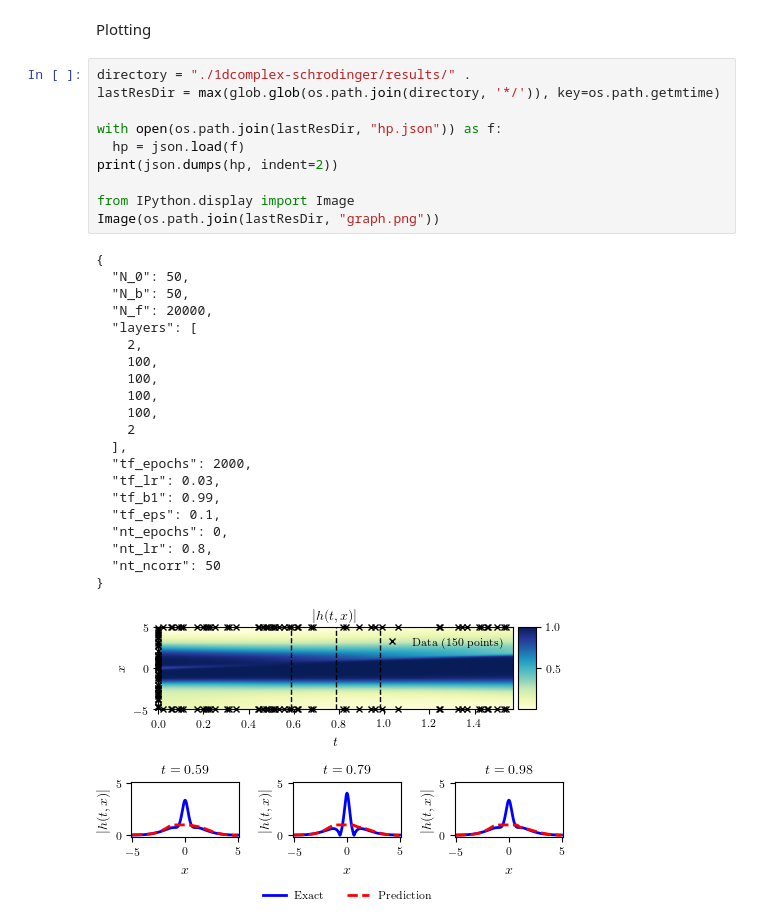
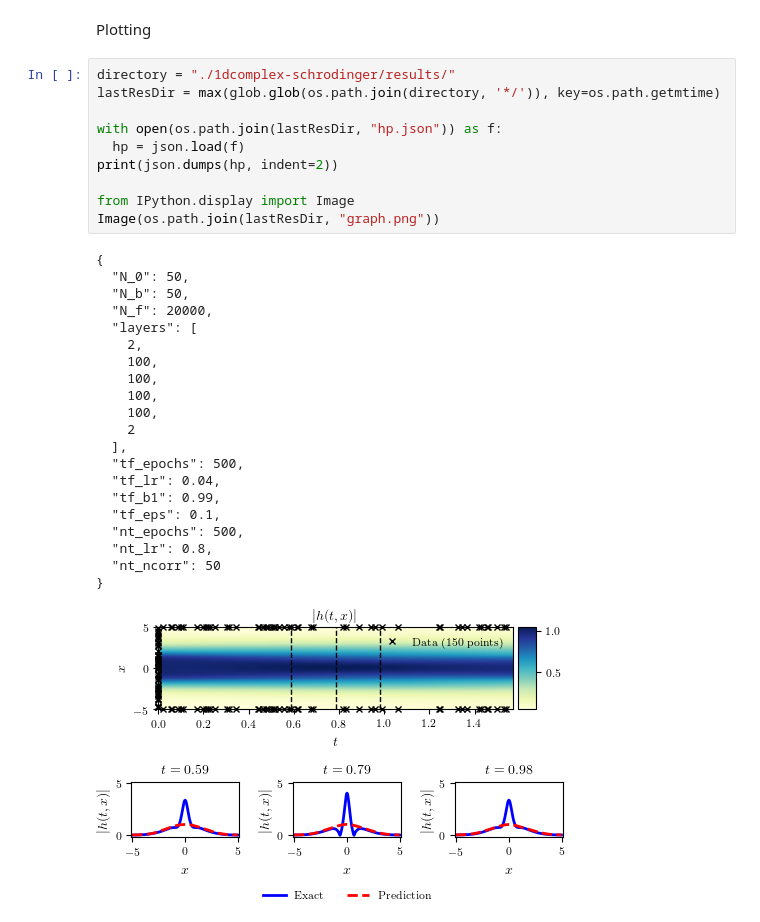
Before and after one commit to pierremtb/PINNs-TF2.0, a Jupyter notebook: 1dcomplex-schrodinger/inf_cont_schrodinger_runner.ipynb, the cells around one changed output. Cells and saved outputs as stored; diff of their text form.

Commit message:
WIP inf_cont_schrodinger

```diff
--- a/1dcomplex-schrodinger/inf_cont_schrodinger_runner.ipynb
+++ b/1dcomplex-schrodinger/inf_cont_schrodinger_runner.ipynb
@@ -93,34 +88,34 @@ Saving results to directory  1dcomplex-schrodinger/results/20190904-213601-inf_c
 # %% [markdown]
 Plotting
 # %%
-directory = "./1dcomplex-schrodinger/results/" .
+directory = "./1dcomplex-schrodinger/results/"
 lastResDir = max(glob.glob(os.path.join(directory, '*/')), key=os.path.getmtime)
 
 with open(os.path.join(lastResDir, "hp.json")) as f:
   hp = json.load(f)
 print(json.dumps(hp, indent=2))
 
 from IPython.display import Image
 Image(os.path.join(lastResDir, "graph.png"))
 # %% [output]
 {
   "N_0": 50,
   "N_b": 50,
   "N_f": 20000,
   "layers": [
     2,
     100,
     100,
     100,
     100,
     2
   ],
-  "tf_epochs": 2000,
-  "tf_lr": 0.03,
+  "tf_epochs": 500,
+  "tf_lr": 0.04,
   "tf_b1": 0.99,
   "tf_eps": 0.1,
-  "nt_epochs": 0,
+  "nt_epochs": 500,
   "nt_lr": 0.8,
   "nt_ncorr": 50
 }
-[figure, old version]
+[figure, new version]
```
Also changed, not shown: parts of 3 cells of this notebook, 3 other files.
